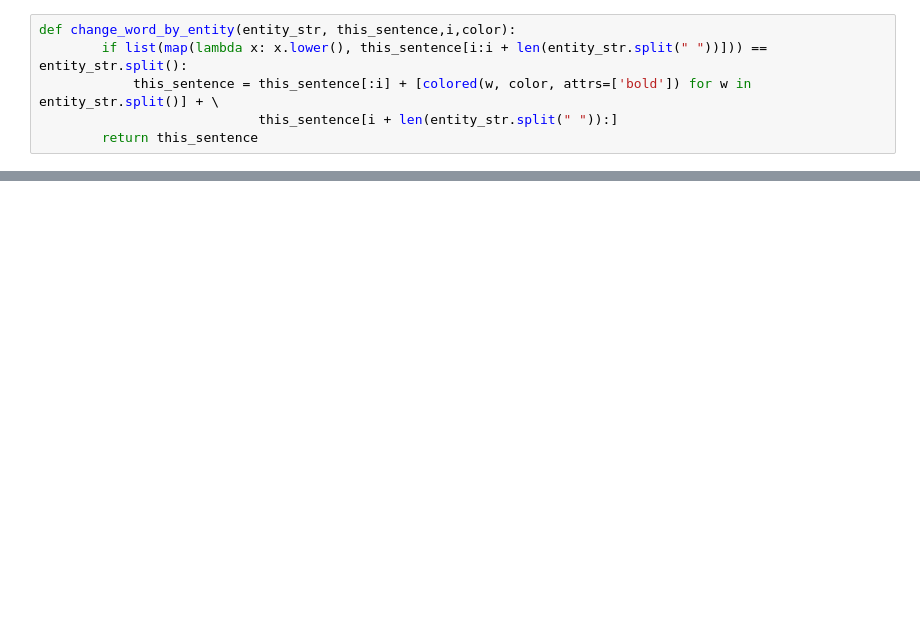
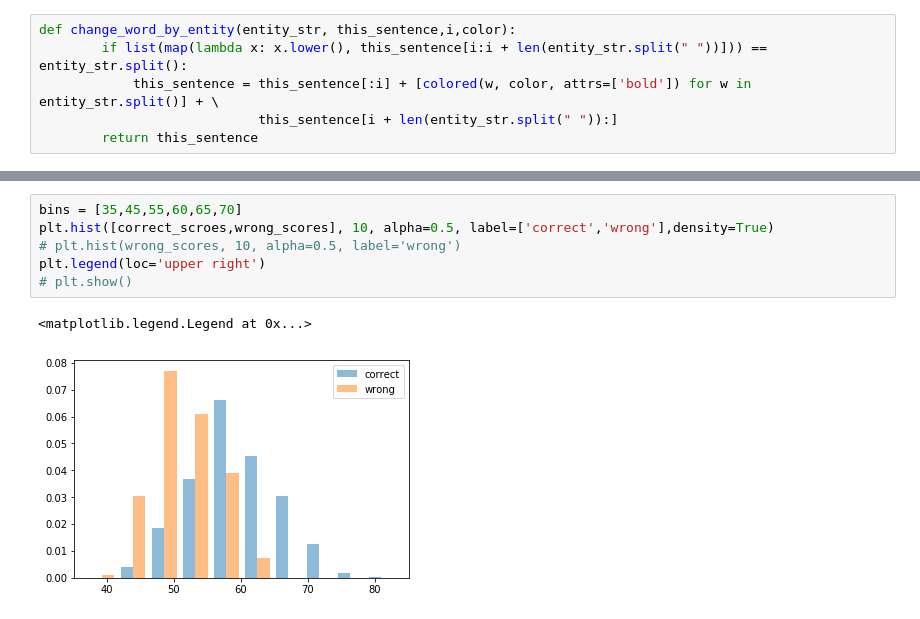
Before and after one commit to ofersabo/MtachingTbeBlanks, a Jupyter notebook: notebook/explore.ipynb, the cells around one changed output, grey strips where cells are left out. Cells and saved outputs as stored; diff of their text form; blank space fills up the shorter version.

```diff
--- a/notebook/explore.ipynb
+++ b/notebook/explore.ipynb
@@ -195,0 +203,9 @@ TypeError: string indices must be integers
+# %%
+bins = [35,45,55,60,65,70]
+plt.hist([correct_scroes,wrong_scores], 10, alpha=0.5, label=['correct','wrong'],density=True)
+# plt.hist(wrong_scores, 10, alpha=0.5, label='wrong')
+plt.legend(loc='upper right')
+# plt.show()
+# %% [output]
+<matplotlib.legend.Legend at 0x...>
+[figure, added]
```
Also changed, not shown: parts of 30 cells of this notebook, 9 other files.
